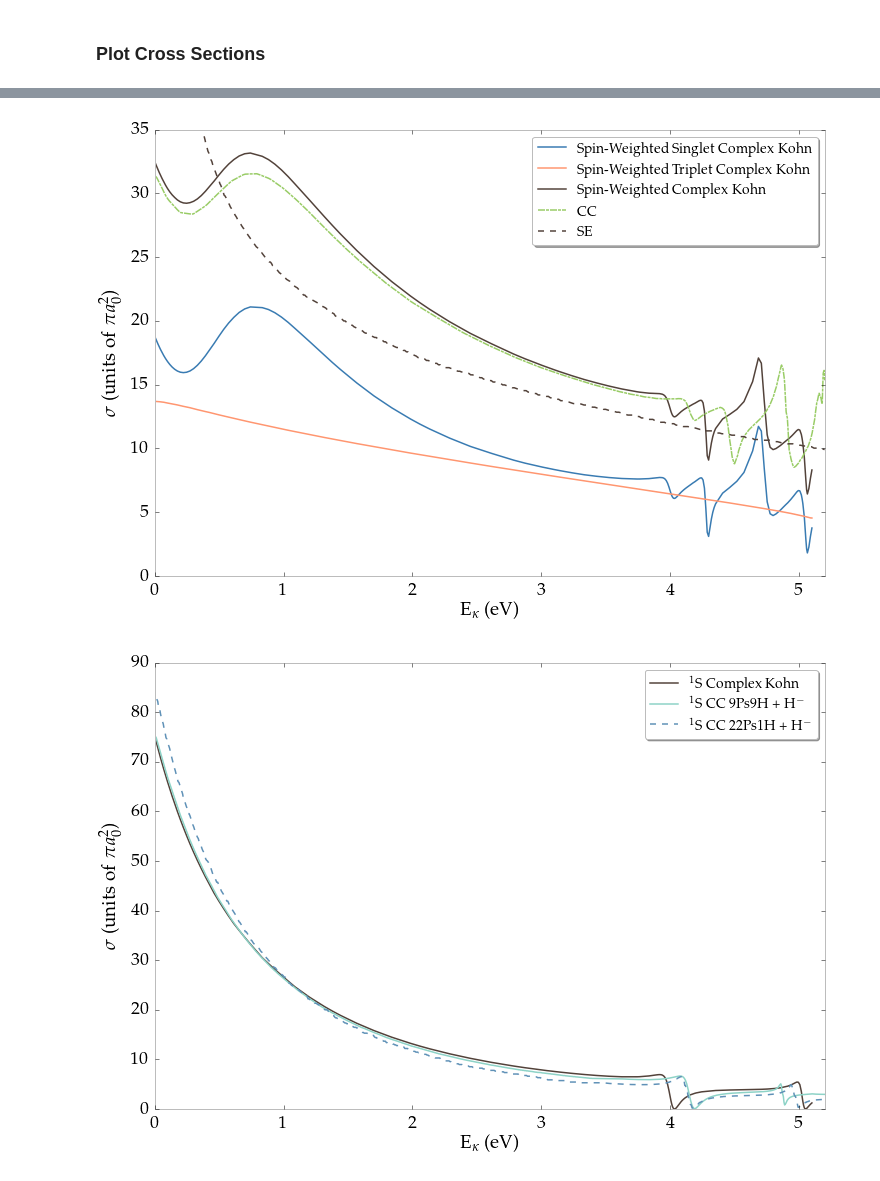
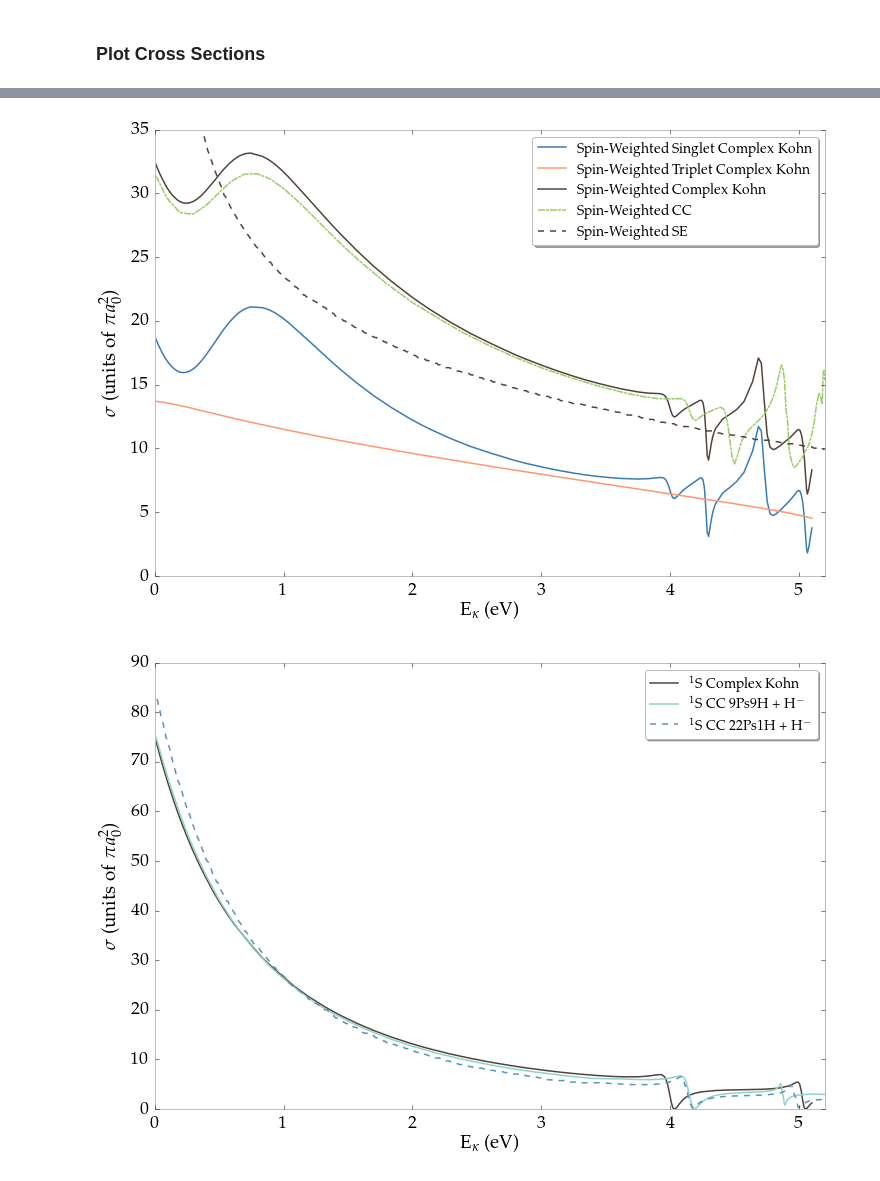
Before and after one commit to DentonW/Papers, a Jupyter notebook: Dissertation/IPython/Dissertation.ipynb, the cells around one changed output, grey strips where cells are left out. Drawn from its saved outputs; the diff is of its cells as text; code cells hidden in the pictures.

```diff
--- a/Dissertation/IPython/Dissertation.ipynb
+++ b/Dissertation/IPython/Dissertation.ipynb
@@ -1110,23 +1109,23 @@ pyplot.show()
 # %%
 #df.plot(x='E', y='Cross1', marker='.', markersize=0.01, label='Spin-Weighted Singlet Complex Kohn', color=singletcolor)
 #df.plot(x='E', y='Cross3', marker='.', markersize=0.01, label='Spin-Weighted Triplet Complex Kohn', color=tripletcolor)
 #df.plot(x='E', y='Cross', marker='.', markersize=0.01, label='Spin-Weighted Complex Kohn', color=combinedcolor)
 pyplot.plot(df['E'], df['Cross1'], marker='.', markersize=0.01, label='Spin-Weighted Singlet Complex Kohn', color=singletcolor)
 pyplot.plot(df['E'], df['Cross3'], marker='.', markersize=0.01, label='Spin-Weighted Triplet Complex Kohn', color=tripletcolor)
 pyplot.plot(df['E'], df['Cross'], marker='.', markersize=0.01, label='Spin-Weighted Complex Kohn', color=combinedcolor)
 
-line, = pyplot.plot(datanpt[0], datanpt[1], label='CC', color='#99CC66')
+line, = pyplot.plot(datanpt[0], datanpt[1], label='Spin-Weighted CC', color='#99CC66')
 line.set_dashes([7, 1, 3, 1])  # 7 points on, 1 point off, 3 points on, 1 point off
-line, = pyplot.plot(ktoE(datanpth[0]), datanpth[1]/pi, label='SE', color=combinedcolor, ls = 'dashed')
+line, = pyplot.plot(ktoE(datanpth[0]), datanpth[1]/pi, label='Spin-Weighted SE', color=combinedcolor, ls = 'dashed')
 pyplot.xlabel(r"${\rm{E}}_{\kappa}$ (eV)")
 pyplot.ylabel(r"$\sigma$ (units of $\pi a_0^2$)")
 pyplot.legend(loc='upper right', shadow=True)
 pyplot.xlim([0,5.2])
 pyplot.ylim([0,35])
 pyplot.savefig("combined-cross-sections.pdf", bbox_inches='tight')
 pyplot.show()
 # %% [output]
-[figure, old version]
+[figure, new version]
 # %%
 colors = ('#52423A', "#8dd3c7", '#5F91B7')
 #df.plot(x='E', y='Cross1S', marker='.', markersize=0.01, label=r'$^1$S Complex Kohn', color=colors[0])
```
Also changed, not shown: parts of 19 cells of this notebook, 17 other files.
